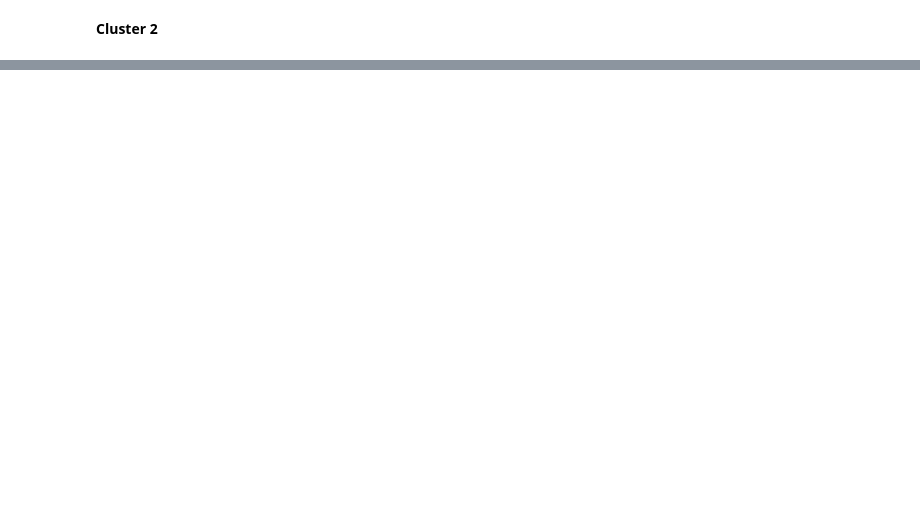
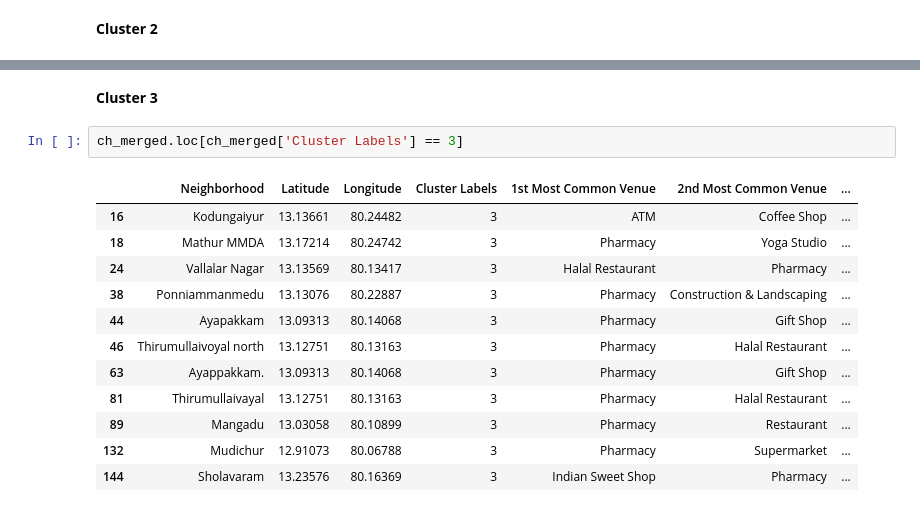
Before and after one commit to dhamayanthi-ds/coursera-capstone-project, a Jupyter notebook: Chennai_neighborhoods.ipynb, the cells around one changed output, grey strips where cells are left out. Drawn from its saved outputs; the diff is of its cells as text; blank space fills up the shorter version.

```diff
--- a/Chennai_neighborhoods.ipynb
+++ b/Chennai_neighborhoods.ipynb
@@ -647,0 +670,17 @@ Most of the shopping malls are concentrated in the central area of Kuala Lumpur
+# %% [markdown]
+**Cluster 3**
+# %%
+ch_merged.loc[ch_merged['Cluster Labels'] == 3]
+# %% [output]
+|  | Neighborhood | Latitude | Longitude | Cluster Labels | 1st Most Common Venue | 2nd Most Common Venue | ... |
+| 16 | Kodungaiyur | 13.13661 | 80.24482 | 3 | ATM | Coffee Shop | ... |
+| 18 | Mathur MMDA | 13.17214 | 80.24742 | 3 | Pharmacy | Yoga Studio | ... |
+| 24 | Vallalar Nagar | 13.13569 | 80.13417 | 3 | Halal Restaurant | Pharmacy | ... |
+| 38 | Ponniammanmedu | 13.13076 | 80.22887 | 3 | Pharmacy | Construction & Landscaping | ... |
+| 44 | Ayapakkam | 13.09313 | 80.14068 | 3 | Pharmacy | Gift Shop | ... |
+| 46 | Thirumullaivoyal north | 13.12751 | 80.13163 | 3 | Pharmacy | Halal Restaurant | ... |
+| 63 | Ayappakkam. | 13.09313 | 80.14068 | 3 | Pharmacy | Gift Shop | ... |
+| 81 | Thirumullaivayal | 13.12751 | 80.13163 | 3 | Pharmacy | Halal Restaurant | ... |
+| 89 | Mangadu | 13.03058 | 80.10899 | 3 | Pharmacy | Restaurant | ... |
+| 132 | Mudichur | 12.91073 | 80.06788 | 3 | Pharmacy | Supermarket | ... |
+| 144 | Sholavaram | 13.23576 | 80.16369 | 3 | Indian Sweet Shop | Pharmacy | ... |
```
Also changed, not shown: parts of 18 cells of this notebook.
